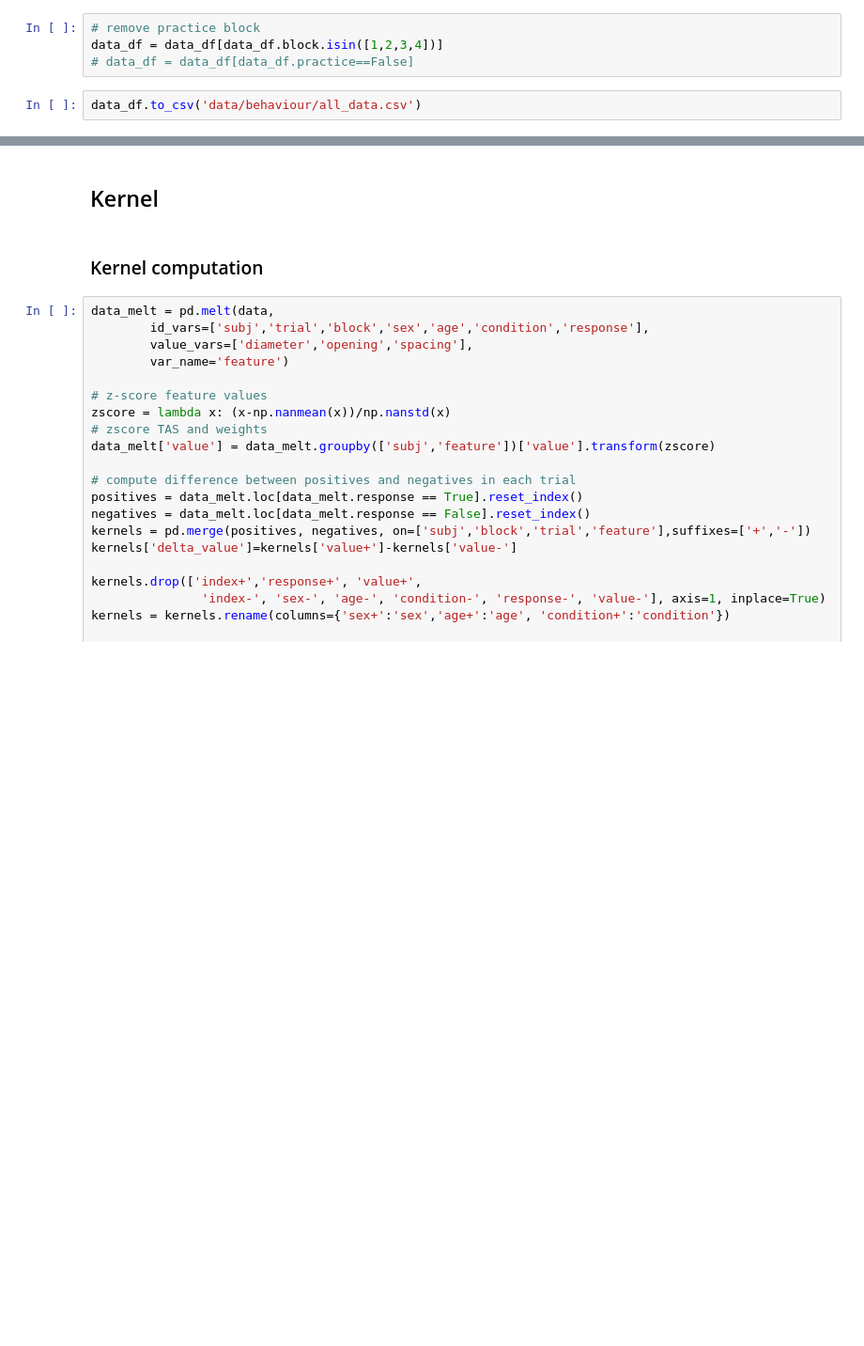
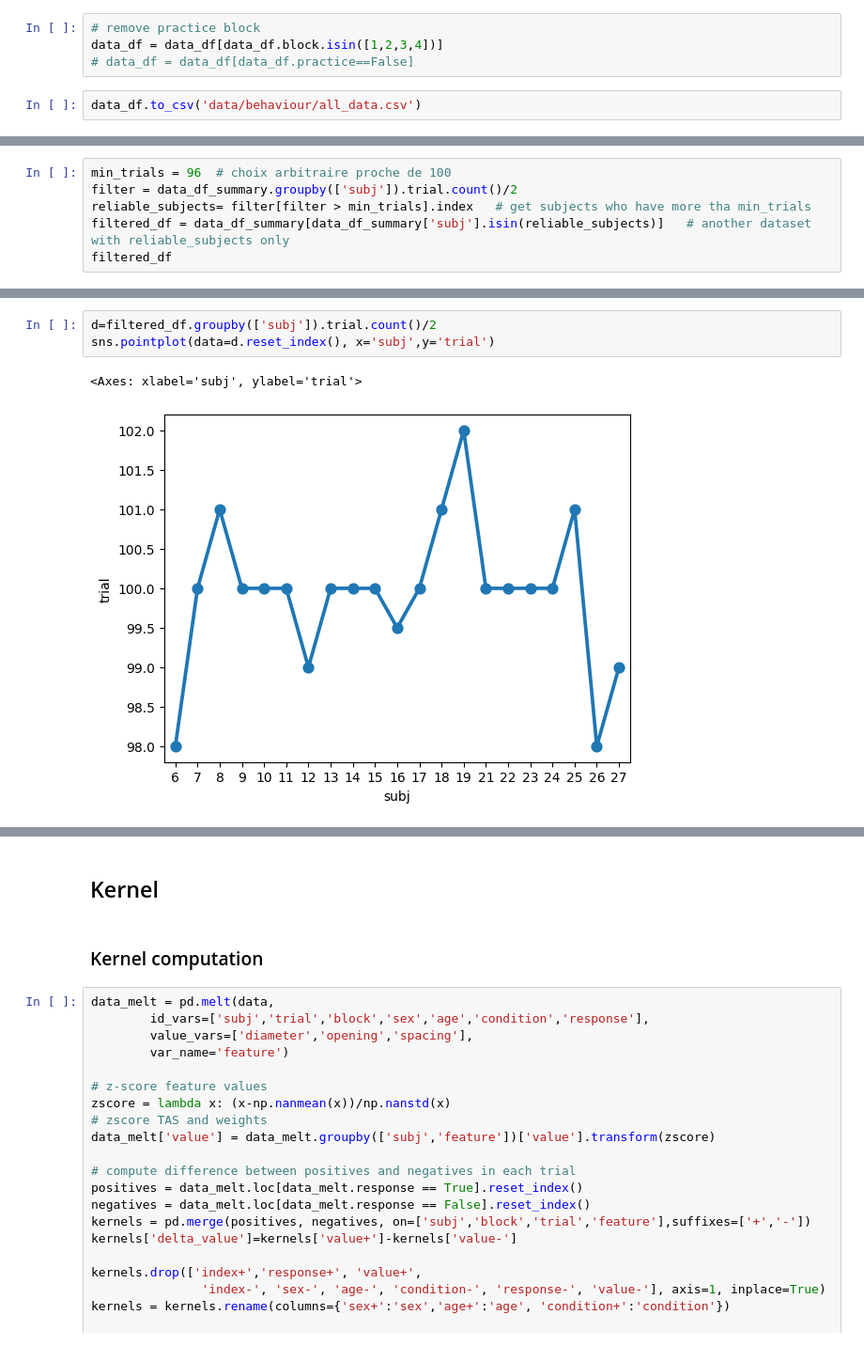
Before and after one commit to neuro-team-femto/revtact, a Jupyter notebook: analysis/analysis_beha_topo.ipynb, the cells around one changed output, grey strips where cells are left out. Shown at 94% size. Drawn from its saved outputs; the diff is of its cells as text; blank space fills up the shorter version.

```diff
--- a/analysis/analysis_beha_topo.ipynb
+++ b/analysis/analysis_beha_topo.ipynb
@@ -116,0 +171,6 @@ _=plt.ylabel('unique texture ids')
+# %%
+min_trials = 96  # choix arbitraire proche de 100
+filter = data_df_summary.groupby(['subj']).trial.count()/2
+reliable_subjects= filter[filter > min_trials].index   # get subjects who have more tha min_trials
+filtered_df = data_df_summary[data_df_summary['subj'].isin(reliable_subjects)]   # another dataset with reliable_subjects only
+filtered_df
@@ -116,0 +191,6 @@ _=plt.ylabel('unique texture ids')
+# %%
+d=filtered_df.groupby(['subj']).trial.count()/2
+sns.pointplot(data=d.reset_index(), x='subj',y='trial')
+# %% [output]
+<Axes: xlabel='subj', ylabel='trial'>
+[figure, added]
```
Also changed, not shown: parts of 29 cells of this notebook, 2 other files.
